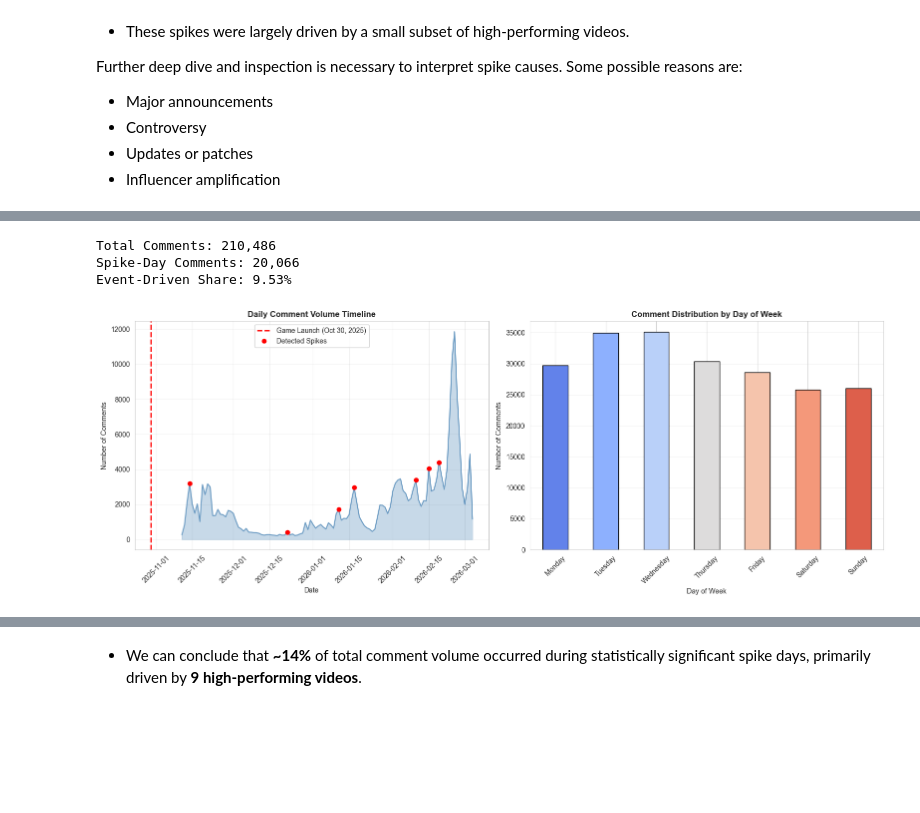
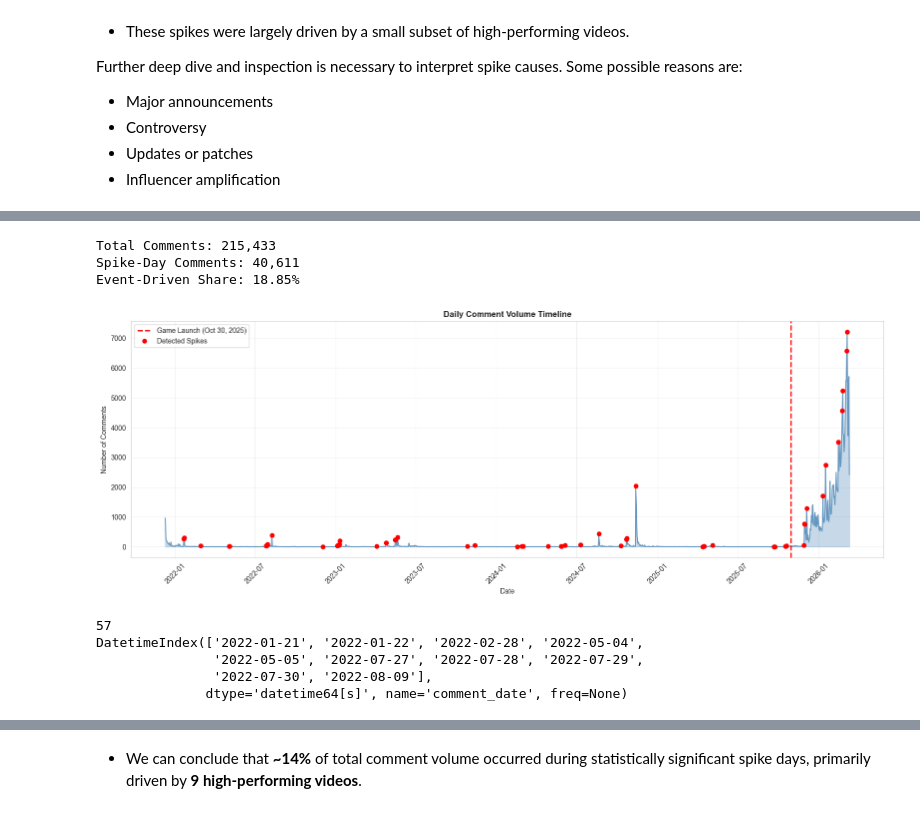
Before and after one commit to sibi-seeni/CAP5771_si.seenivasan, a Jupyter notebook: EDA.ipynb, the cells around one changed output, grey strips where cells are left out. Cells and saved outputs as stored; diff of their text form; code cells hidden in the pictures; blank space fills up the shorter version.

```diff
--- a/EDA.ipynb
+++ b/EDA.ipynb
@@ -208,7 +210,7 @@ df["has_hashtag"] = df["text"].str.contains(r"#\w+", regex=True, na=False)
 
 df["exclamation_count"] = df["text"].str.count("!")
 df["question_count"] = df["text"].str.count(r"\?")
-df["emoji_count"] = df["text"].str.count(r"[\U0001F300-\U0001F9FF]")
+df["emoji_count"] = df["text"].apply(lambda x: len([c for c in str(x) if '\U0001F300' <= c <= '\U0001F9FF']))
 df["newline_count"] = df["text"].str.count("\n")
 
 df["uppercase_ratio"] = df["text"].apply(
@@ -577,62 +595,56 @@ Name: date, dtype: datetime64[s]
 # %%
 total_comments = len(df)
-
-spike_comments_total = df[df['comment_date'].dt.date.isin(spike_dates.dt.date)].shape[0]
-
+spike_comments_total = df[df['comment_date'].dt.normalize().isin(spike_dates)].shape[0]
 event_driven_pct = (spike_comments_total / total_comments) * 100
 
 print(f"Total Comments: {total_comments:,}")
 print(f"Spike-Day Comments: {spike_comments_total:,}")
 print(f"Event-Driven Share: {event_driven_pct:.2f}%")
 # %% [output]
-Total Comments: 210,486
-Spike-Day Comments: 20,066
-Event-Driven Share: 9.53%
+Total Comments: 215,433
+Spike-Day Comments: 40,611
+Event-Driven Share: 18.85%
 # %%
-fig, axes = plt.subplots(1, 2, figsize=(16, 6))
+fig, axes = plt.subplots(figsize=(16, 6))
 
 # 1. Daily timeline
-axes[0].plot(daily_comments.index, daily_comments.values,
-                linewidth=1.5, color='steelblue', alpha=0.7)
-axes[0].fill_between(daily_comments.index, daily_comments.values,
-                        alpha=0.3, color='steelblue')
+axes.plot(daily_comments.index, daily_comments.values,
+             linewidth=1.5, color='steelblue', alpha=0.7)
+axes.fill_between(daily_comments.index, daily_comments.values,
+                     alpha=0.3, color='steelblue')
 
-# Highlight immportant dates
-launch_date = pd.Timestamp('2025-10-30').date()
-axes[0].axvline(launch_date, color='red', linestyle='--',
-                        linewidth=2, label='Game Launch (Oct 30, 2025)')
-axes[0].legend()
+# Highlight important dates
+axes.axvline(launch_date, color='red', linestyle='--',
+                linewidth=2, label='Game Launch (Oct 30, 2025)')
 
 # Highlight spike days
-axes[0].plot(
+axes.plot(
     spike_dates,
-    daily_counts[daily_counts['is_spike']]['comment_count'],
+    spike_values,
     'o',
     color='red',
     markersize=6,
-    label='Detected Spikes'
-)
-axes[0].legend()
-
-axes[0].set_title('Daily Comment Volume Timeline', fontsize=12, fontweight='bold')
-axes[0].set_xlabel('Date')
-axes[0].set_ylabel('Number of Comments')
-axes[0].grid(True, alpha=0.3)
-axes[0].tick_params(axis='x', rotation=45)
-
-# 2. Day of week
-colors_dow = sns.color_palette("coolwarm", 7)
-dow_counts.plot(kind='bar', ax=axes[1], color=colors_dow, edgecolor='black')
-axes[1].set_title('Comment Distribution by Day of Week', fontsize=12, fontweight='bold')
-axes[1].set_xlabel('Day of Week')
-axes[1].set_ylabel('Number of Comments')
-axes[1].tick_params(axis='x', rotation=45)
-axes[1].grid(True, alpha=0.3, axis='y')
+    label='Detected Spikes')
+axes.legend()
+axes.set_title('Daily Comment Volume Timeline', fontsize=12, fontweight='bold')
+axes.set_xlabel('Date')
+axes.set_ylabel('Number of Comments')
+axes.grid(True, alpha=0.3)
+axes.tick_params(axis='x', rotation=45)
 
 plt.tight_layout()
 plt.savefig(os.path.join(FIGURES_DIR, '03_temporal_patterns.png'), dpi=300, bbox_inches='tight')
 plt.show()
 # %% [output]
-[figure, old version]
+[figure, new version]
+# %%
+print(len(spike_dates))
+print(spike_dates[:10])
+# %% [output]
+57
+DatetimeIndex(['2022-01-21', '2022-01-22', '2022-02-28', '2022-05-04',
+               '2022-05-05', '2022-07-27', '2022-07-28', '2022-07-29',
+               '2022-07-30', '2022-08-09'],
+              dtype='datetime64[s]', name='comment_date', freq=None)
 # %%
 # Filter comments on spike days
```
Also changed, not shown: parts of 21 cells of this notebook, 5 other files.
